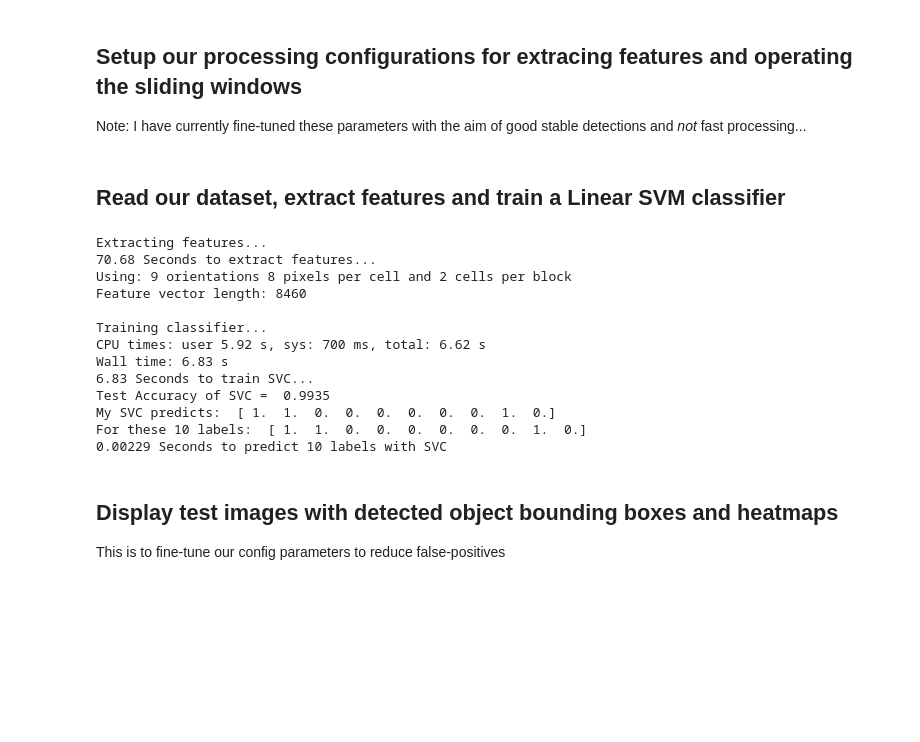
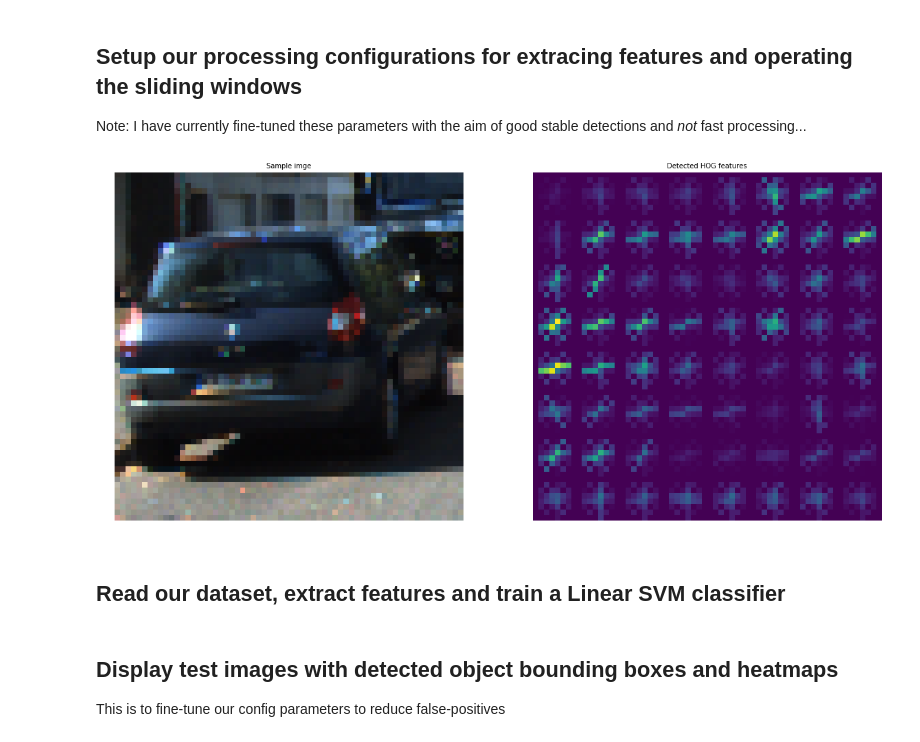
Before and after one commit to js1972/CarND-Vehicle-Detection, a Jupyter notebook: Vehicle Detection.ipynb, the cells around one changed output. Saved outputs shown, nothing was run; the diff lists cells and outputs as text; code cells hidden in the pictures; blank space fills up the shorter version.

```diff
--- a/Vehicle Detection.ipynb
+++ b/Vehicle Detection.ipynb
@@ -30,7 +30,7 @@ class ImageFeatureExtractor(object):
     def __init__(self, config):
         self.config = config
 
-    def extract_features(self, image):
+    def extract_features(self, image, visualise=False):
         """
         Extract features from an image.
 
@@ -39,6 +39,7 @@ class ImageFeatureExtractor(object):
         """
         # Create a list to append feature vectors to
         features = []
+        test_image = []
 
         if np.max(image) > 1:
             image = image.astype(np.float32) / float(np.max(image))
@@ -71,18 +72,18 @@ class ImageFeatureExtractor(object):
             if self.config['hog_channel'] == 'ALL':
                 hog_features = []
                 for channel in range(feature_image.shape[2]):
-                    hog_feature = self.get_hog_features(feature_image[:, :, channel])
+                    hog_feature, test_image = self.get_hog_features(feature_image[:, :, channel], visualise)
                     hog_features.append(hog_feature)
 
                 hog_features = np.ravel(hog_features)
             else:
-                hog_features = self.get_hog_features(feature_image[:, :, hog_channel])
+                hog_features, test_image = self.get_hog_features(feature_image[:, :, hog_channel], visualise)
 
             # Append the new feature vector to the features list
             features.append(hog_features)
 
         # Return list of feature vectors
-        return np.concatenate(features)
+        return np.concatenate(features), test_image
 
     def bin_spatial(self, img):
         size = self.config['spatial_size']
@@ -102,16 +103,16 @@ class ImageFeatureExtractor(object):
         # Return the individual histograms, bin_centers and feature vector
         return hist_features
 
-    def get_hog_features(self, image):
-        features = hog(image,
+    def get_hog_features(self, image, visualise):
+        features, image = hog(image,
                        orientations=self.config['orient'],
                        pixels_per_cell=(self.config['pix_per_cell'], self.config['pix_per_cell']),
                        cells_per_block=(self.config['cell_per_block'], self.config['cell_per_block']),
                        transform_sqrt=False,
-                       visualise=False,
+                       visualise=visualise,
                        feature_vector=True)
 
-        return features
+        return features, image
 
 
 class ObjectDetector(object):
@@ -302,6 +303,22 @@ sliding_windows_config = {
     'window_sizes' : [64, 96, 140],
     'heat_threshold' : 2
 }
+# %%
+test_image = mpimg.imread('/Users/jason/repos/CarND-Vehicle-Detection/data/vehicles/KITTI_extracted/22.png')
+ife = ImageFeatureExtractor(feature_config)
+test_features, img = ife.extract_features(test_image, True)
+del ife
+
+f, (ax1, ax2) = plt.subplots(1, 2, figsize=(20,10))
+ax1.imshow(test_image)
+ax1.set_title('Sample imge', fontsize=10)
+ax1.axis('off')
+
+ax2.imshow(img)
+ax2.set_title('Detected HOG features', fontsize=10)
+ax2.axis('off');
+# %% [output]
+[figure, added]
 # %% [markdown]
 ## Read our dataset, extract features and train a Linear SVM classifier
 # %%
@@ -369,20 +386,6 @@ if MODE == 'TRAIN':
     print('For these', n_predict, 'labels: ', y_test[0:n_predict])
     t2 = time.time()
     print(round(t2-t, 5), 'Seconds to predict', n_predict,'labels with SVC')
-# %% [output]
-Extracting features...
-70.68 Seconds to extract features...
-Using: 9 orientations 8 pixels per cell and 2 cells per block
-Feature vector length: 8460
-
-Training classifier...
-CPU times: user 5.92 s, sys: 700 ms, total: 6.62 s
-Wall time: 6.83 s
-6.83 Seconds to train SVC...
-Test Accuracy of SVC =  0.9935
-My SVC predicts:  [ 1.  1.  0.  0.  0.  0.  0.  0.  1.  0.]
-For these 10 labels:  [ 1.  1.  0.  0.  0.  0.  0.  0.  1.  0.]
-0.00229 Seconds to predict 10 labels with SVC
 # %% [markdown]
 ## Display test images with detected object bounding boxes and heatmaps
 This is to fine-tune our config parameters to reduce false-positives
```
Also changed, not shown: parts of 3 cells of this notebook, 2 other files.
